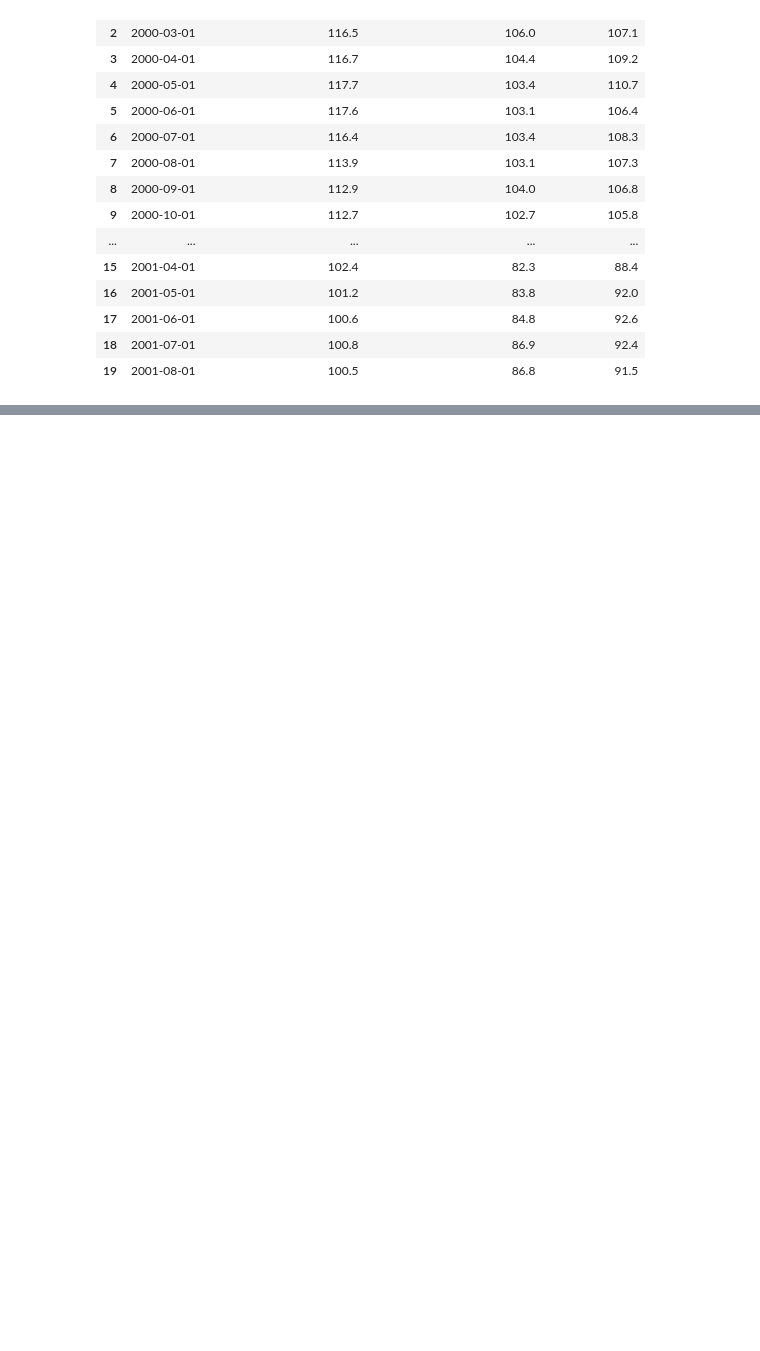
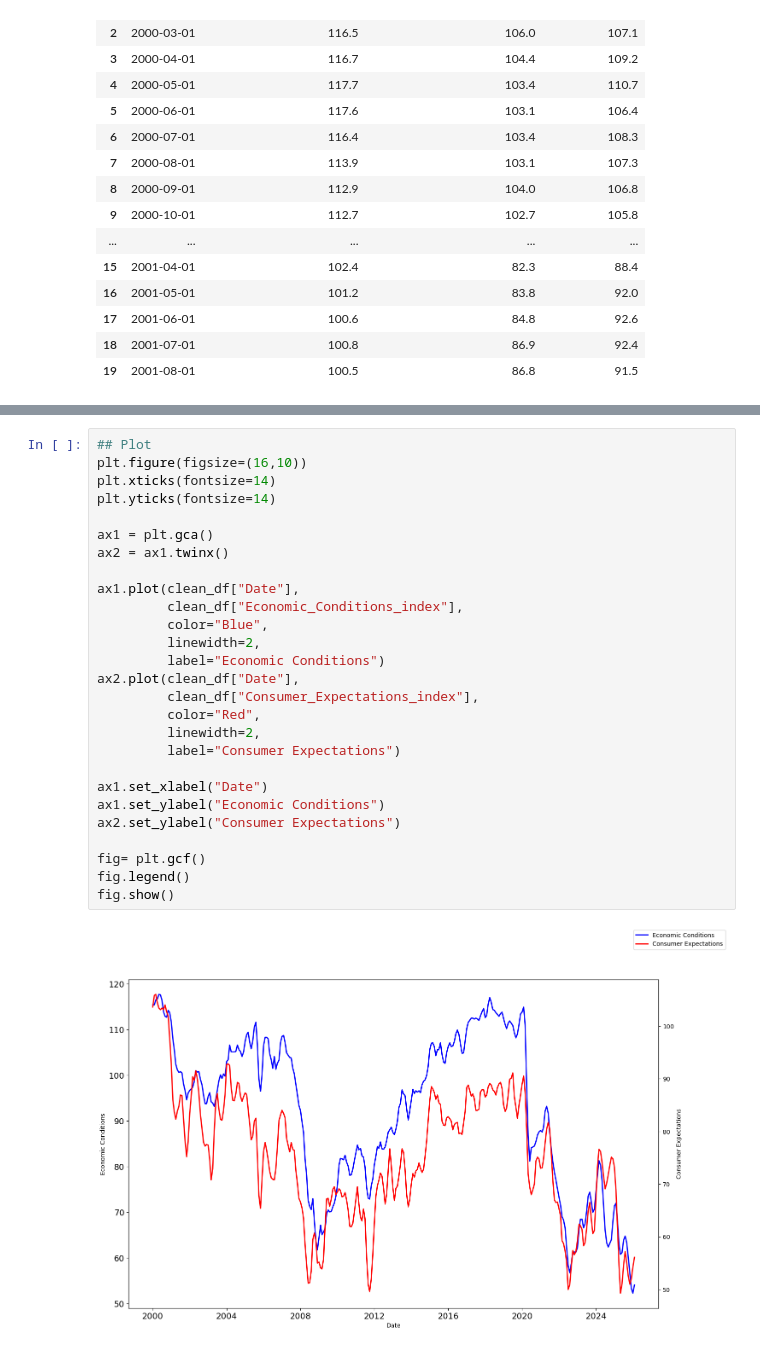
Before and after one commit to shane-221/Macro_project, a Jupyter notebook: main.ipynb, the cells around one changed output, grey strips where cells are left out. Drawn from its saved outputs; the diff is of its cells as text; blank space fills up the shorter version.

```diff
--- a/main.ipynb
+++ b/main.ipynb
@@ -194,0 +232,29 @@ clean_df.head(20)
+# %%
+## Plot
+plt.figure(figsize=(16,10))
+plt.xticks(fontsize=14)
+plt.yticks(fontsize=14)
+
+ax1 = plt.gca()
+ax2 = ax1.twinx()
+
+ax1.plot(clean_df["Date"],
+         clean_df["Economic_Conditions_index"],
+         color="Blue",
+         linewidth=2,
+         label="Economic Conditions")
+ax2.plot(clean_df["Date"],
+         clean_df["Consumer_Expectations_index"],
+         color="Red",
+         linewidth=2,
+         label="Consumer Expectations")
+
+ax1.set_xlabel("Date")
+ax1.set_ylabel("Economic Conditions")
+ax2.set_ylabel("Consumer Expectations")
+
+fig= plt.gcf()
+fig.legend()
+fig.show()
+# %% [output]
+[figure, added]
```
Also changed, not shown: parts of 8 cells of this notebook.
